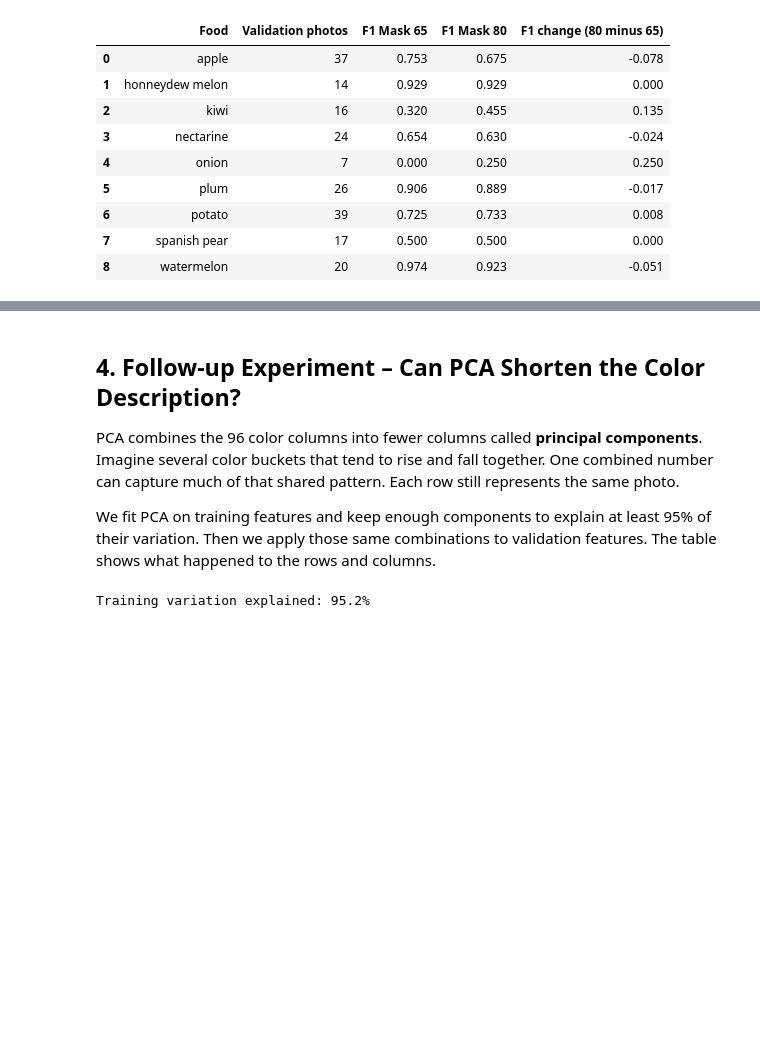
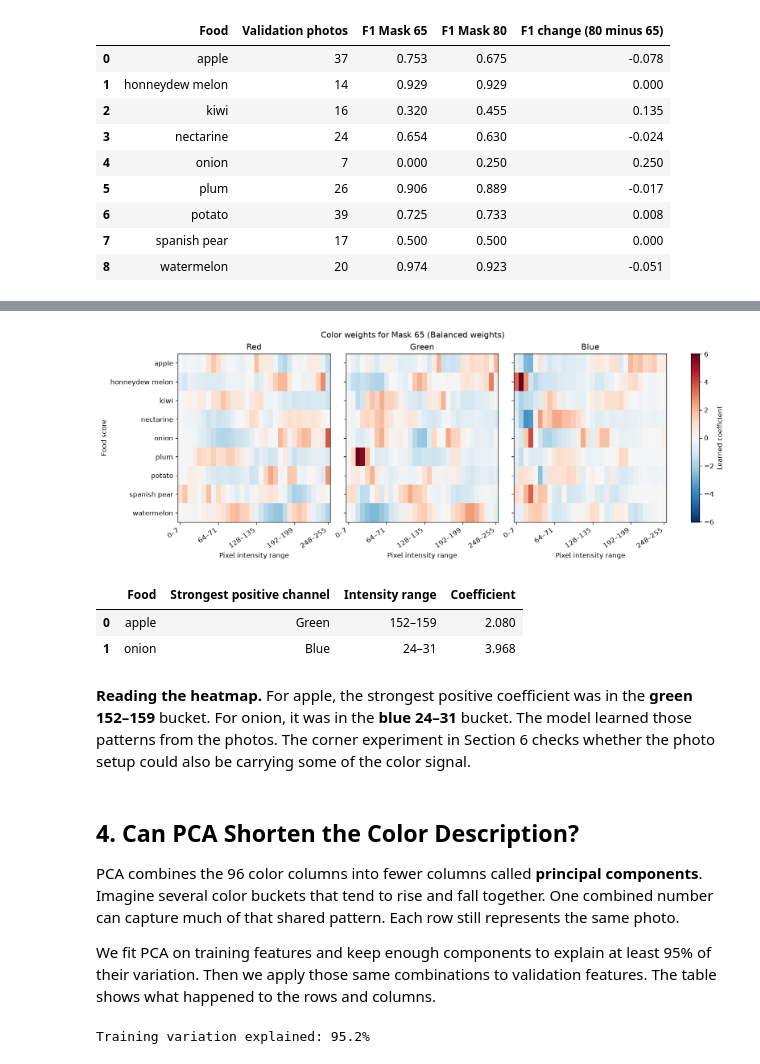
Before and after one commit to dargys/group-project, a Jupyter notebook: notebooks/Dargys.ipynb, the cells around one changed output, grey strips where cells are left out. Saved outputs shown, nothing was run; the diff lists cells and outputs as text; code cells hidden in the pictures; blank space fills up the shorter version.

Commit message:
After Fridas review

```diff
--- a/notebooks/Dargys.ipynb
+++ b/notebooks/Dargys.ipynb
@@ -285,5 +408,55 @@ We selected **Mask 80 with all 96 features** using validation macro-F1. The next
+# %%
+import matplotlib.pyplot as plt
+
+best_review = review_comparison.iloc[0]
+interpretation_features = review_features[best_review["Image preparation"]]
+interpretation_model = LogisticRegression(
+    max_iter=1000, class_weight=weight_options[best_review["Class weights"]]
+)
+interpretation_model.fit(interpretation_features, review_labels)
+weights = interpretation_model.coef_
+weight_limit = np.abs(weights).max()
+channels = ["Red", "Green", "Blue"]
+bin_ticks = [0, 8, 16, 24, 31]
+fig, axes = plt.subplots(1, 3, figsize=(13, 4.8), sharey=True, layout="constrained")
+
+for channel_index, (channel, ax) in enumerate(zip(channels, axes)):
+    start = 32 * channel_index
+    image = ax.imshow(weights[:, start:start + 32], cmap="RdBu_r", aspect="auto",
+                      vmin=-weight_limit, vmax=weight_limit)
+    ax.set_title(channel)
+    ax.set_xticks(bin_ticks, [f"{8 * b}–{8 * b + 7}" for b in bin_ticks], rotation=35, ha="right")
+    ax.set_xlabel("Pixel intensity range")
+    ax.set_yticks(range(len(interpretation_model.classes_)),
+                  [name.replace("_", " ") for name in interpretation_model.classes_])
+
+axes[0].set_ylabel("Food score")
+fig.colorbar(image, ax=axes, label="Learned coefficient")
+fig.suptitle(f"Color weights for {best_review['Image preparation']} ({best_review['Class weights']} weights)")
+plt.show()
+plt.close(fig)
+
+weight_examples = []
+for food in ["apple", "onion"]:
+    row = list(interpretation_model.classes_).index(food)
+    feature = weights[row].argmax()
+    channel, color_bin = divmod(feature, 32)
+    weight_examples.append({
+        "Food": food,
+        "Strongest positive channel": channels[channel],
+        "Intensity range": f"{8 * color_bin}–{8 * color_bin + 7}",
+        "Coefficient": weights[row, feature]
+    })
+display(pd.DataFrame(weight_examples).round(3))
+# %% [output]
+[figure, added]
+|  | Food | Strongest positive channel | Intensity range | Coefficient |
+| 0 | apple | Green | 152–159 | 2.080 |
+| 1 | onion | Blue | 24–31 | 3.968 |
+# %% [markdown]
+**Reading the heatmap.** For apple, the strongest positive coefficient was in the **green 152–159** bucket. For onion, it was in the **blue 24–31** bucket. The model learned those patterns from the photos. The corner experiment in Section 6 checks whether the photo setup could also be carrying some of the color signal.
 # %% [markdown]
-## 4. Follow-up Experiment – Can PCA Shorten the Color Description?
+## 4. Can PCA Shorten the Color Description?
 
 PCA combines the 96 color columns into fewer columns called **principal components**. Imagine several color buckets that tend to rise and fall together. One combined number can capture much of that shared pattern. Each row still represents the same photo.
 
```
Also changed, not shown: parts of 27 cells of this notebook.
